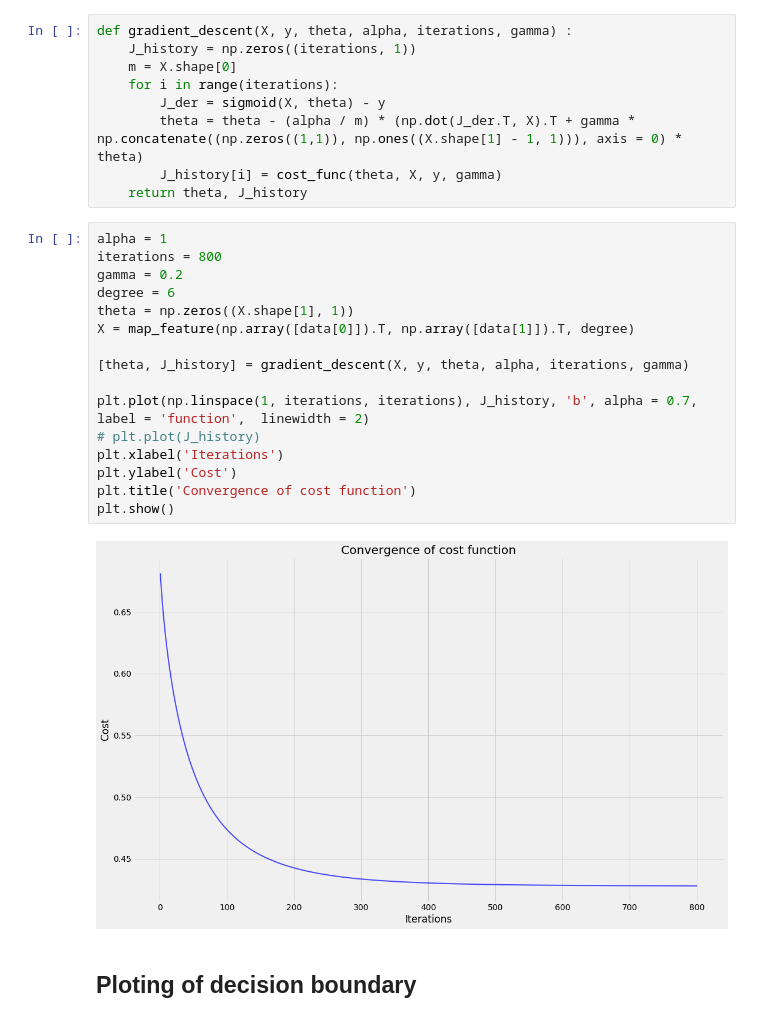
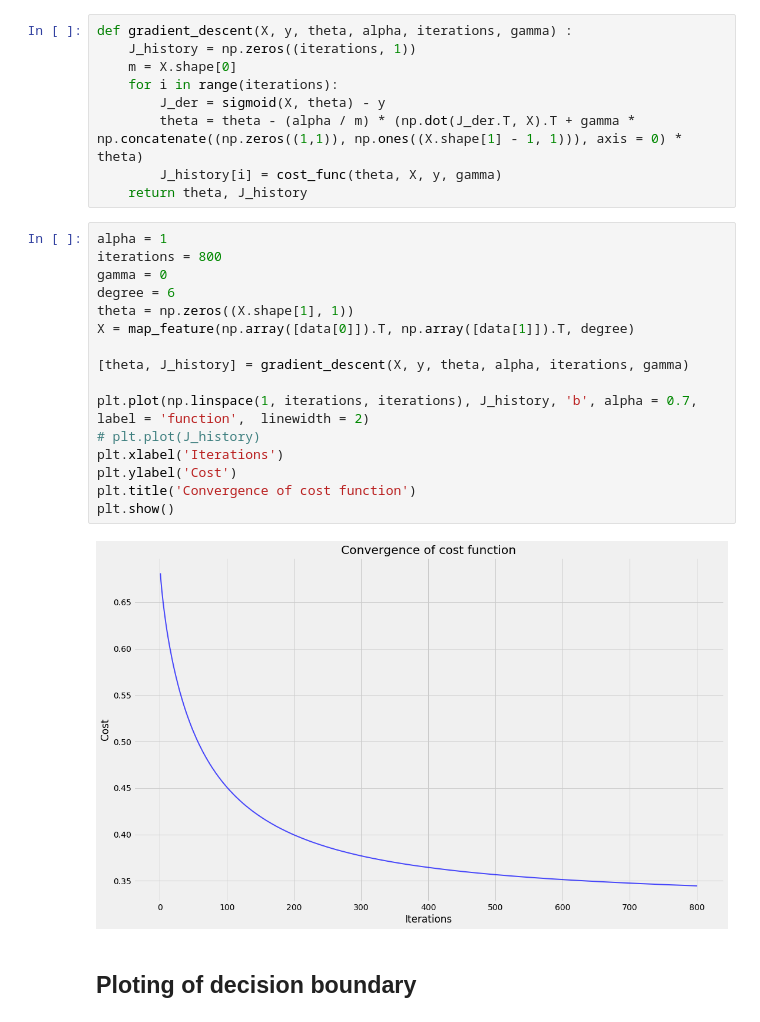
Before and after one commit to amoskovskykh/machine_learning_coursera_andrewng, a Jupyter notebook: logistic_regression/regularized_logistic_regression.ipynb, the cells around one changed output. Saved outputs shown, nothing was run; the diff lists cells and outputs as text.

```diff
--- a/logistic_regression/regularized_logistic_regression.ipynb
+++ b/logistic_regression/regularized_logistic_regression.ipynb
@@ -64,21 +63,21 @@ def gradient_descent(X, y, theta, alpha, iterations, gamma) :
 # %%
 alpha = 1
 iterations = 800
-gamma = 0.2
+gamma = 0
 degree = 6
 theta = np.zeros((X.shape[1], 1))
 X = map_feature(np.array([data[0]]).T, np.array([data[1]]).T, degree)
 
 [theta, J_history] = gradient_descent(X, y, theta, alpha, iterations, gamma)
 
 plt.plot(np.linspace(1, iterations, iterations), J_history, 'b', alpha = 0.7, label = 'function',  linewidth = 2)
 # plt.plot(J_history)
 plt.xlabel('Iterations')
 plt.ylabel('Cost')
 plt.title('Convergence of cost function')
 plt.show()
 # %% [output]
-[figure, old version]
+[figure, new version]
 # %% [markdown]
 ## Ploting of decision boundary
 # %%
```
Also changed, not shown: parts of 4 cells of this notebook.
